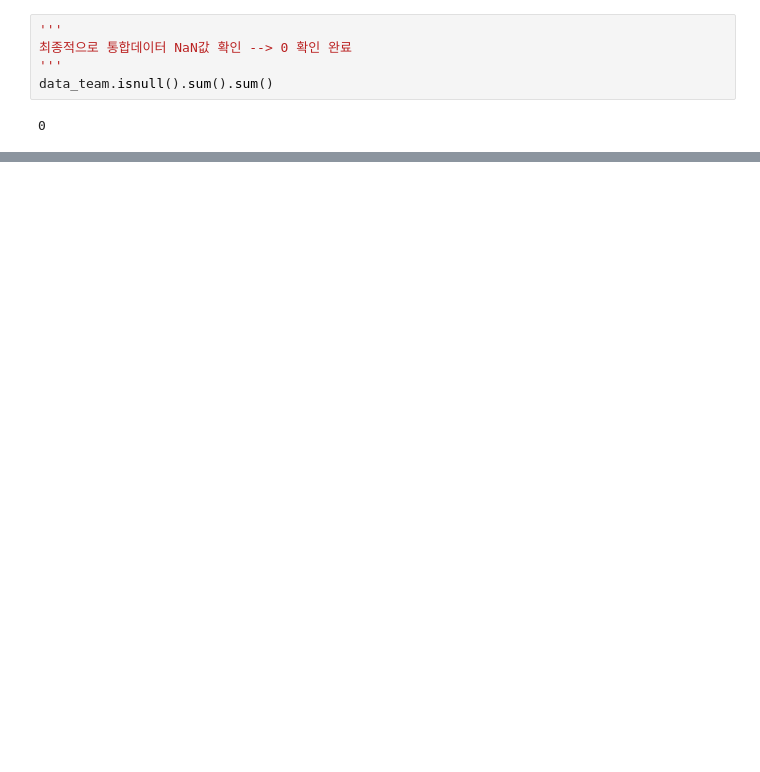
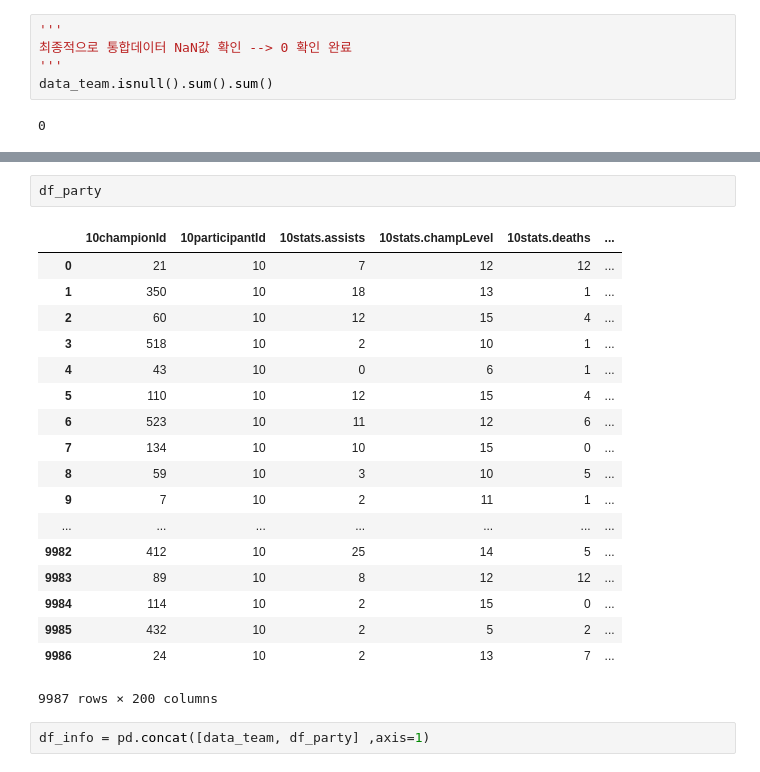
Before and after one commit to Already-Ready/LOL_data_Analysis, a Jupyter notebook: EDA4.ipynb, the cells around one changed output, grey strips where cells are left out. Cells and saved outputs as stored; diff of their text form; blank space fills up the shorter version.

```diff
--- a/EDA4.ipynb
+++ b/EDA4.ipynb
@@ -359,0 +368,23 @@ data_team.isnull().sum().sum()
+# %%
+df_party
+# %% [output]
+|  | 10championId | 10participantId | 10stats.assists | 10stats.champLevel | 10stats.deaths | ... |
+| 0 | 21 | 10 | 7 | 12 | 12 | ... |
+| 1 | 350 | 10 | 18 | 13 | 1 | ... |
+| 2 | 60 | 10 | 12 | 15 | 4 | ... |
+| 3 | 518 | 10 | 2 | 10 | 1 | ... |
+| 4 | 43 | 10 | 0 | 6 | 1 | ... |
+| 5 | 110 | 10 | 12 | 15 | 4 | ... |
+| 6 | 523 | 10 | 11 | 12 | 6 | ... |
+| 7 | 134 | 10 | 10 | 15 | 0 | ... |
+| 8 | 59 | 10 | 3 | 10 | 5 | ... |
+| 9 | 7 | 10 | 2 | 11 | 1 | ... |
+| ... | ... | ... | ... | ... | ... | ... |
+| 9982 | 412 | 10 | 25 | 14 | 5 | ... |
+| 9983 | 89 | 10 | 8 | 12 | 12 | ... |
+| 9984 | 114 | 10 | 2 | 15 | 0 | ... |
+| 9985 | 432 | 10 | 2 | 5 | 2 | ... |
+| 9986 | 24 | 10 | 2 | 13 | 7 | ... |
+9987 rows × 200 columns
+# %%
+df_info = pd.concat([data_team, df_party] ,axis=1)
```
Also changed, not shown: parts of 19 cells of this notebook.
